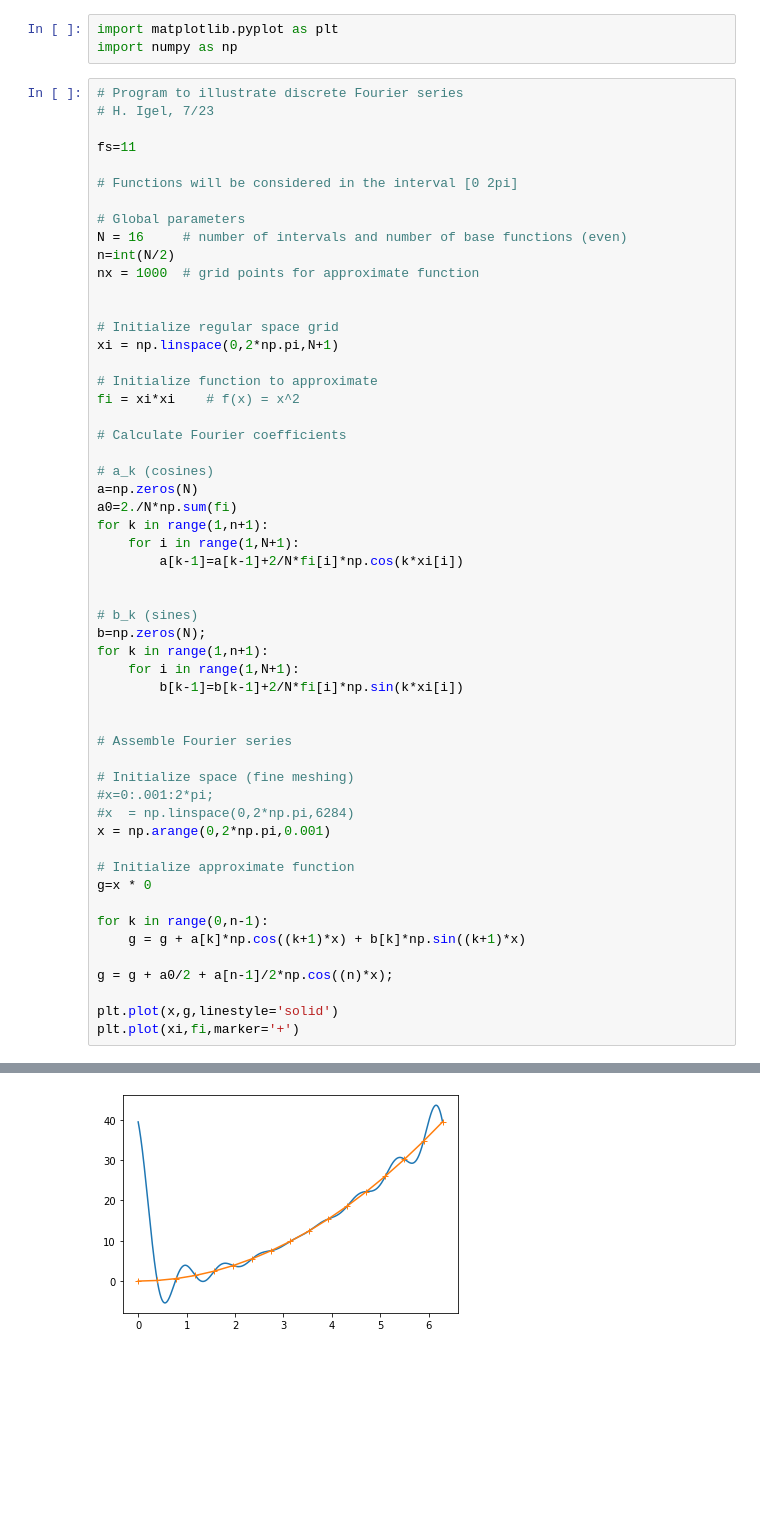
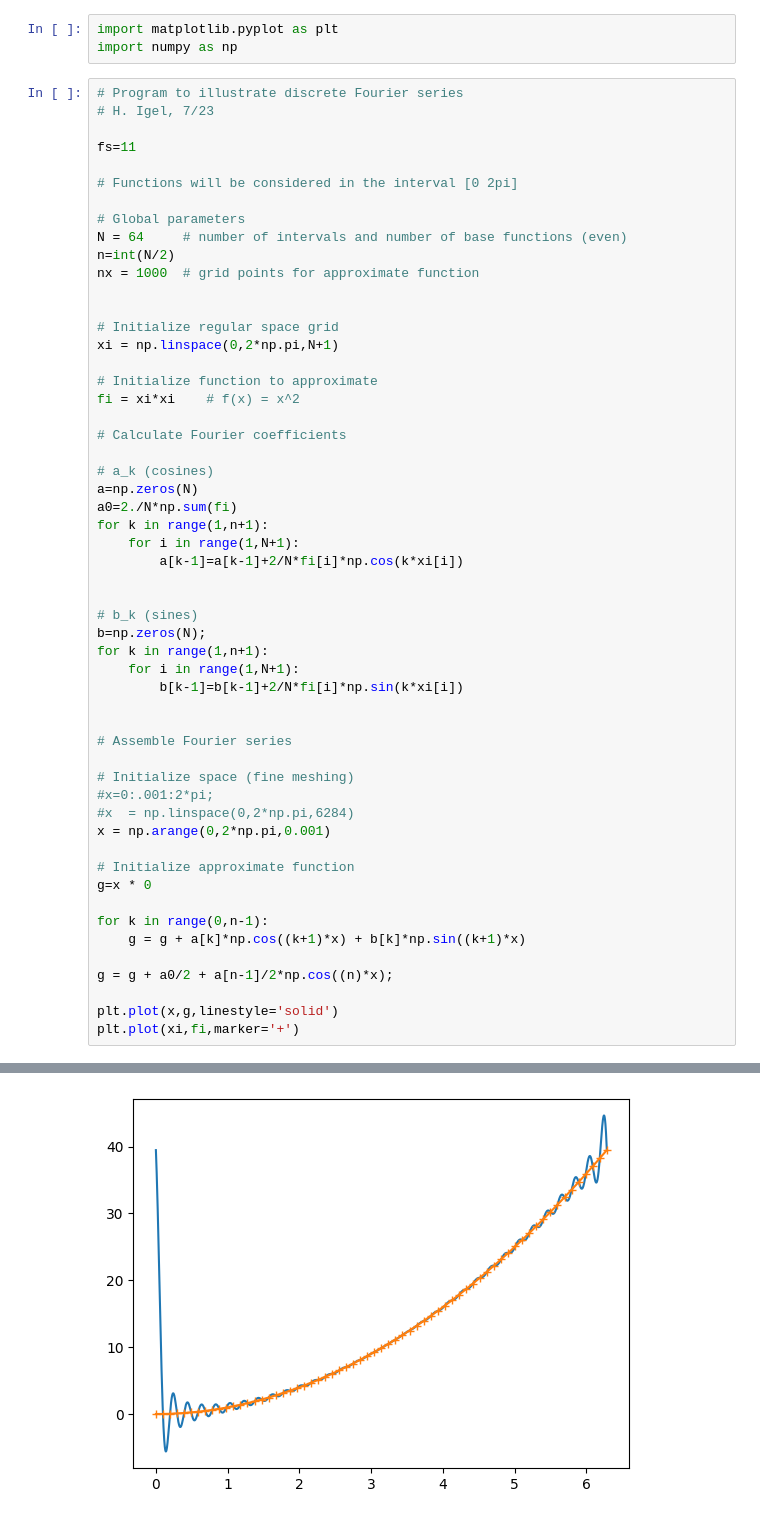
Before and after one commit to heinerigel/GeophysicalDataAnalysis, a Jupyter notebook: Part-1/Notebooks/02_FourierSeries-discrete.ipynb, the cells around one changed output, grey strips where cells are left out. Drawn from its saved outputs; the diff is of its cells as text; blank space fills up the shorter version.

```diff
--- a/Part-1/Notebooks/02_FourierSeries-discrete.ipynb
+++ b/Part-1/Notebooks/02_FourierSeries-discrete.ipynb
@@ -31,7 +32,7 @@ fs=11
 # Functions will be considered in the interval [0 2pi]
 
 # Global parameters
-N = 16     # number of intervals and number of base functions (even)
+N = 64     # number of intervals and number of base functions (even)
 n=int(N/2)
 nx = 1000  # grid points for approximate function
 
@@ -51,33 +52,33 @@ for k in range(1,n+1):
     for i in range(1,N+1):
         a[k-1]=a[k-1]+2/N*fi[i]*np.cos(k*xi[i])
 
 
 # b_k (sines)
 b=np.zeros(N);
 for k in range(1,n+1):
     for i in range(1,N+1):
         b[k-1]=b[k-1]+2/N*fi[i]*np.sin(k*xi[i])
 
 
 # Assemble Fourier series
 
 # Initialize space (fine meshing)
 #x=0:.001:2*pi;
 #x  = np.linspace(0,2*np.pi,6284)
 x = np.arange(0,2*np.pi,0.001)
 
 # Initialize approximate function
 g=x * 0
 
 for k in range(0,n-1):
     g = g + a[k]*np.cos((k+1)*x) + b[k]*np.sin((k+1)*x)
 
 g = g + a0/2 + a[n-1]/2*np.cos((n)*x);
 
 plt.plot(x,g,linestyle='solid')
 plt.plot(xi,fi,marker='+')
 # %% [output]
 [<matplotlib.lines.Line2D at 0x...>]
-[figure, old version]
+[figure, new version]
 # %% [markdown]
 
```
Also changed, not shown: parts of 3 cells of this notebook, 3 other files.
